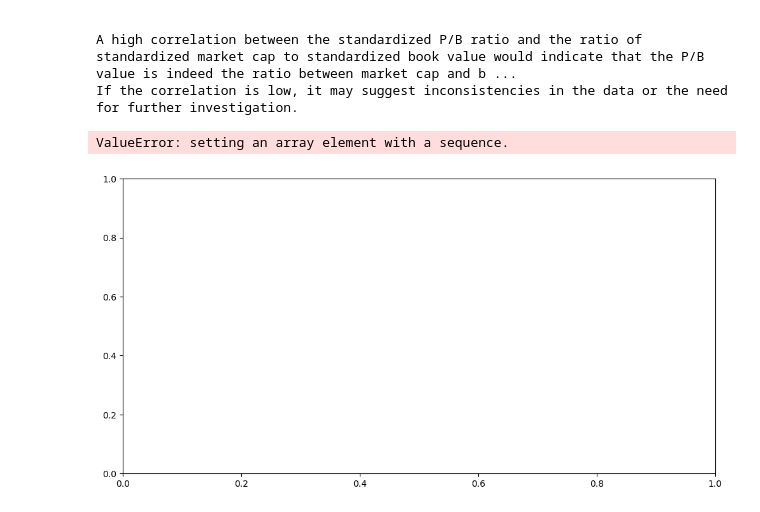
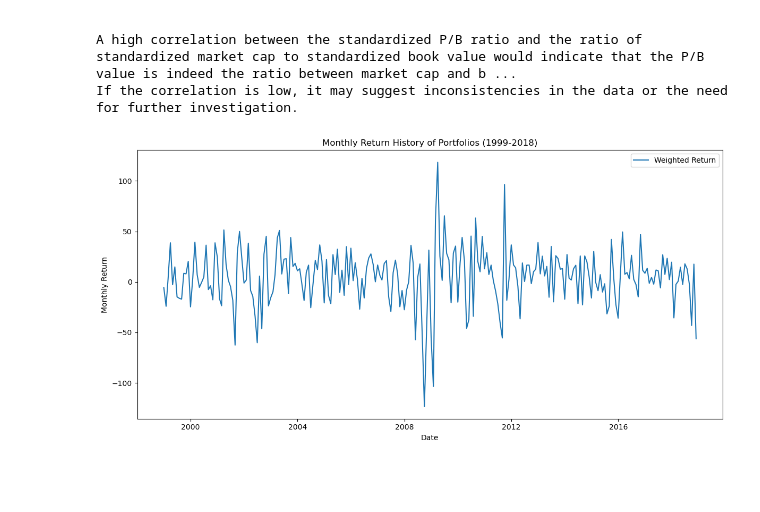
Before and after one commit to KiranReddy0808/FE5108-Portfolio-Theory-and-Investments, a Jupyter notebook: Assignment 3/Assignment3.ipynb, the cells around one changed output. Drawn from its saved outputs; the diff is of its cells as text; code cells hidden in the pictures; blank space fills up the shorter version.

```diff
--- a/Assignment 3/Assignment3.ipynb
+++ b/Assignment 3/Assignment3.ipynb
@@ -679,25 +679,24 @@ If the correlation is low, it may suggest inconsistencies in the data or the nee
 # %%
 
 # Filter the data to include only dates from December 1998 to November 2018
 start_date = '1998-12-01'
 end_date = '2018-11-30'
 df_stocks_date_period = df_stocks_date[(df_stocks_date['date'] >= start_date) & (df_stocks_date['date'] <= end_date)]
 
 # Calculate the weighted return for each stock in each period
 df_stocks_date['Weighted_Return'] = df_stocks_date['R1M_Usd'] * df_stocks_date['Mkt_Cap_3M_Usd']
 
 # Group by date and sum the weighted returns
-df_stocks_date_period = df_stocks_date_period.groupby('date')['Weighted_Return'].sum()
+weighted_return = df_stocks_date_period.groupby('date')['Weighted_Return'].sum()
 
 # Plot the weighted returns for both portfolios
 plt.figure(figsize=(12, 6))
-plt.plot(df_stocks_date_period, label='Weighted Return')
+plt.plot(weighted_return, label='Weighted Return')
 plt.title('Monthly Return History of Portfolios (1999-2018)')
 plt.xlabel('Date')
 plt.ylabel('Monthly Return')
 plt.legend()
 plt.tight_layout()
 plt.show()
 # %% [output]
-ValueError: setting an array element with a sequence.
-[figure, old version]
+[figure, new version]
```
Also changed, not shown: parts of 1 cell of this notebook.
